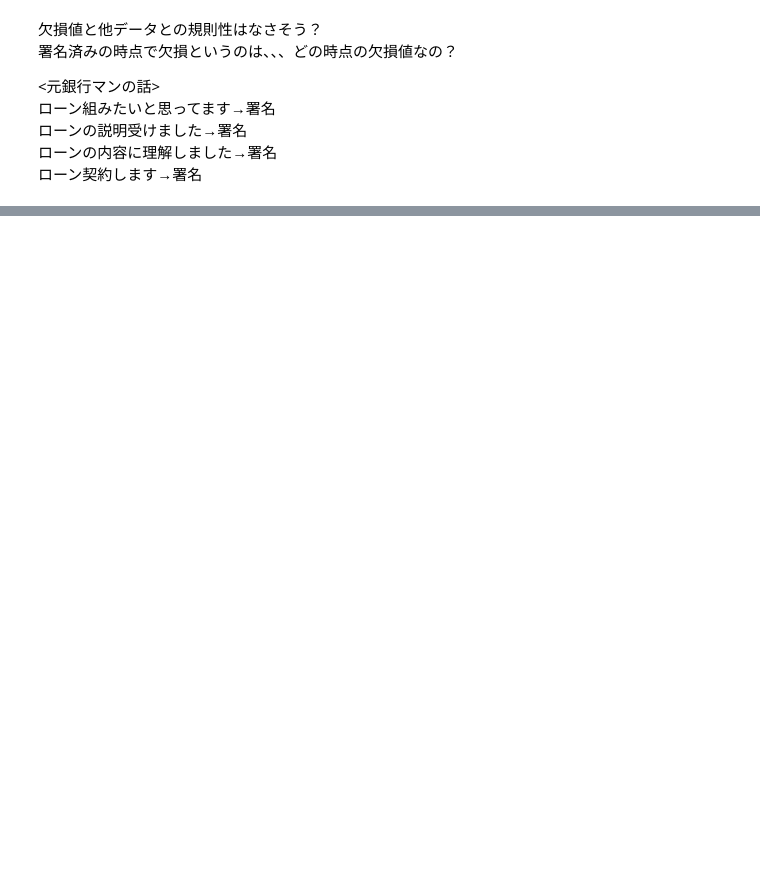
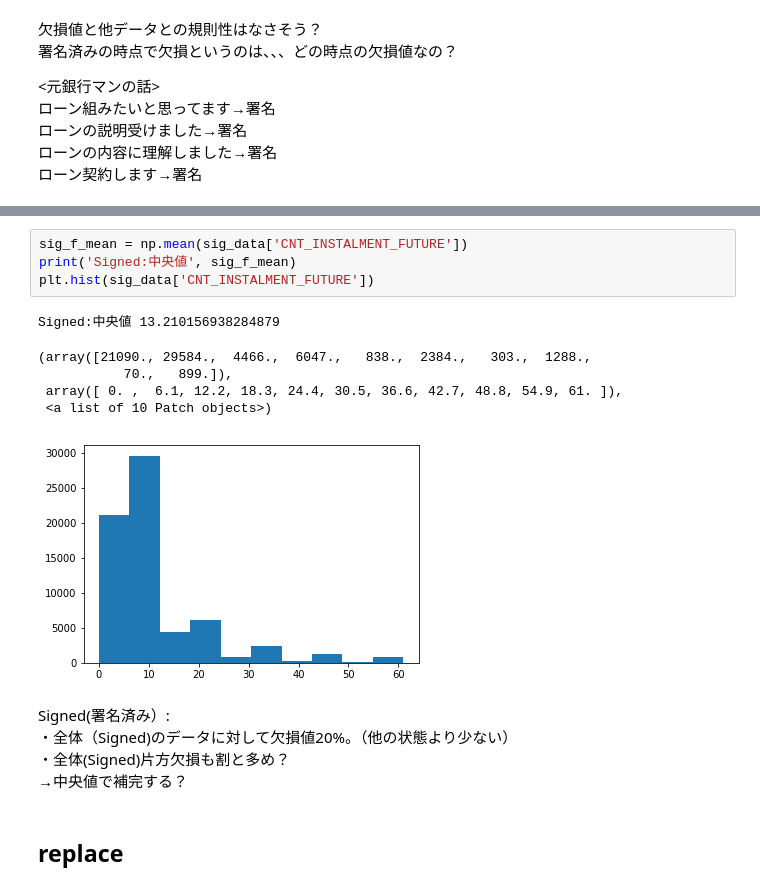
Before and after one commit to a-yoshio/kaggle_HomeCredit, a Jupyter notebook: EDA/POS_CASH_balance.ipynb, the cells around one changed output, grey strips where cells are left out. Drawn from its saved outputs; the diff is of its cells as text; blank space fills up the shorter version.

```diff
--- a/EDA/POS_CASH_balance.ipynb
+++ b/EDA/POS_CASH_balance.ipynb
@@ -206,0 +308,18 @@ plt.hist(appr_data['CNT_INSTALMENT_FUTURE'])
+# %%
+sig_f_mean = np.mean(sig_data['CNT_INSTALMENT_FUTURE'])
+print('Signed:中央値', sig_f_mean)
+plt.hist(sig_data['CNT_INSTALMENT_FUTURE'])
+# %% [output]
+Signed:中央値 13.210156938284879
+(array([21090., 29584.,  4466.,  6047.,   838.,  2384.,   303.,  1288.,
+           70.,   899.]),
+ array([ 0. ,  6.1, 12.2, 18.3, 24.4, 30.5, 36.6, 42.7, 48.8, 54.9, 61. ]),
+ <a list of 10 Patch objects>)
+[figure, added]
+# %% [markdown]
+Signed(署名済み）:<br>
+・全体（Signed)のデータに対して欠損値20%。（他の状態より少ない）<br>
+・全体(Signed)片方欠損も割と多め？<br>
+→中央値で補完する？
+# %% [markdown]
+## replace
```
Also changed, not shown: parts of 24 cells of this notebook.
